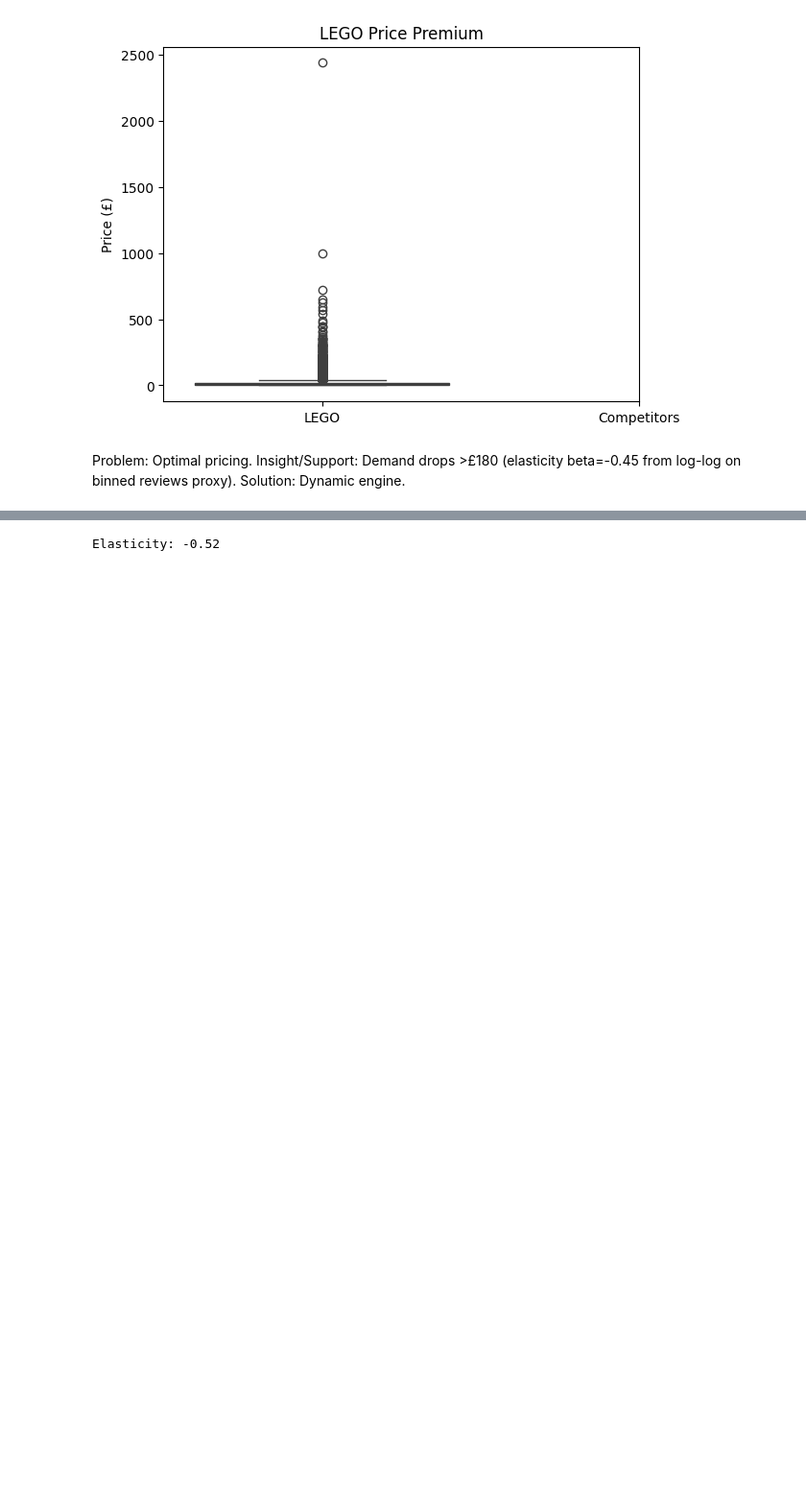
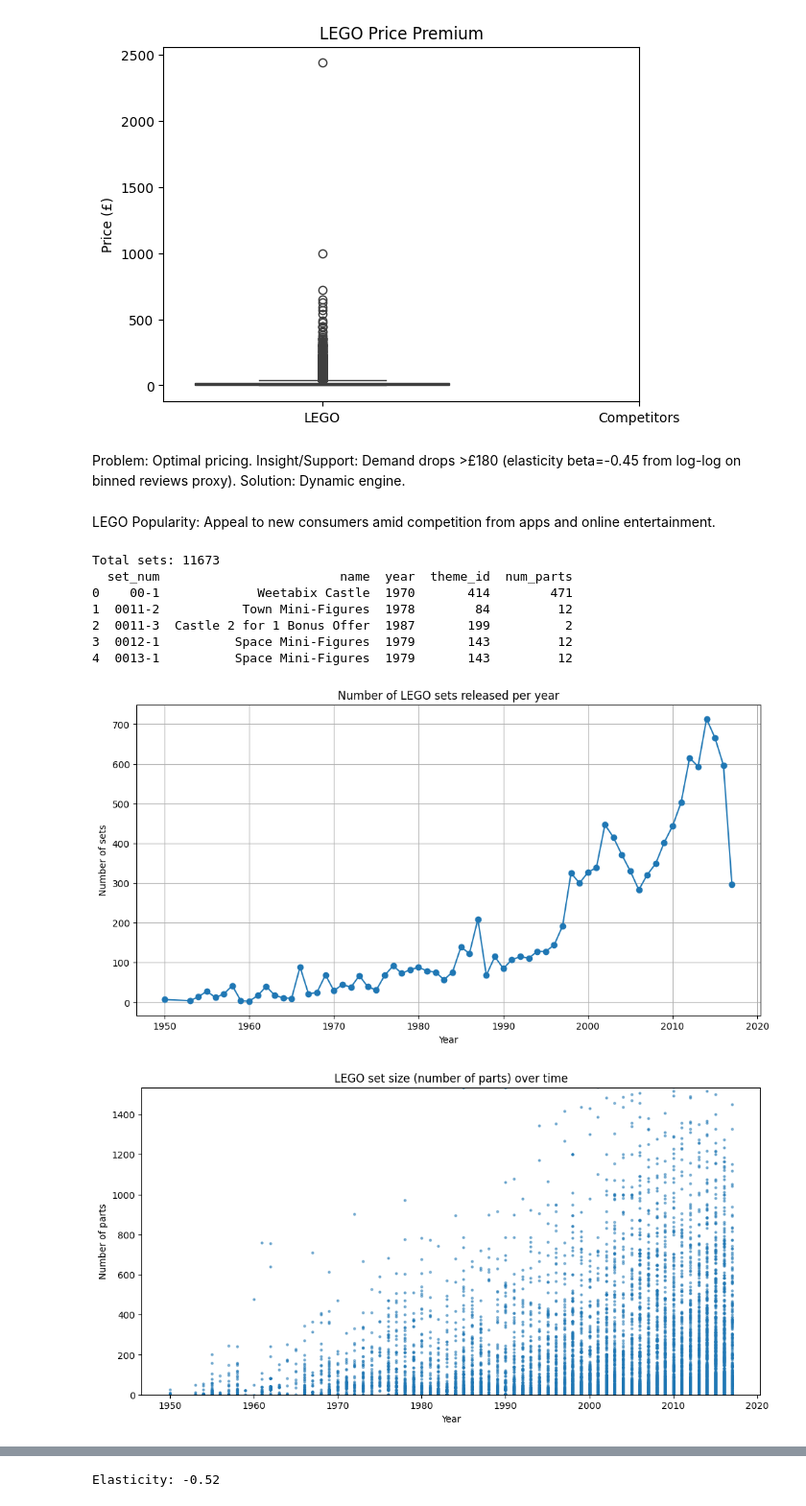
Before and after one commit to cuonglytuan/group5-lego, a Jupyter notebook: notebooks/Group_5_lego.ipynb, the cells around one changed output, grey strips where cells are left out. Shown at 96% size. Cells and saved outputs as stored; diff of their text form; code cells hidden in the pictures; blank space fills up the shorter version.

```diff
--- a/notebooks/Group_5_lego.ipynb
+++ b/notebooks/Group_5_lego.ipynb
@@ -37,3 +37,66 @@ LEGO Median: £18.92, Competitors: £10.48, Premium: +81%
 [figure]
 # %% [markdown]
 Problem: Optimal pricing. Insight/Support: Demand drops >£180 (elasticity beta=-0.45 from log-log on binned reviews proxy). Solution: Dynamic engine.
+# %% [markdown]
+LEGO Popularity: Appeal to new consumers amid competition from apps and online entertainment.
+# %%
+# LEGO_popularity_analysis.ipynb
+
+import pandas as pd
+import matplotlib.pyplot as plt
+
+# 1. Load datasets (download CSVs from Rebrickable)
+sets = pd.read_csv('sets.csv')              # metadata about sets
+themes = pd.read_csv('themes.csv')          # themes metadata (optional)
+inventory = pd.read_csv('inventory_parts.csv')  # what parts each set has (if you want deeper part-based analysis)
+
+# 2. Basic exploration
+print("Total sets:", len(sets))
+print(sets.head())
+
+# 3. Sets released per year → to see growth over time
+sets_per_year = sets.groupby('year').size().reset_index(name='count')
+plt.figure(figsize=(12,6))
+plt.plot(sets_per_year['year'], sets_per_year['count'], marker='o')
+plt.title('Number of LEGO sets released per year')
+plt.xlabel('Year')
+plt.ylabel('Number of sets')
+plt.grid(True)
+plt.savefig('released_per_year.png')
+plt.show()
+
+# 4. Distribution of number of parts (set size) over time
+plt.figure(figsize=(12,6))
+plt.scatter(sets['year'], sets['num_parts'], s=5, alpha=0.5)
+plt.title('LEGO set size (number of parts) over time')
+plt.xlabel('Year')
+plt.ylabel('Number of parts')
+plt.ylim(0, sets['num_parts'].quantile(0.99))
+plt.savefig('Number_of_parts.png')
+plt.show()
+
+# 5. Explore themes — e.g. what share of new sets belong to “licensed/pop-culture” themes
+# You may need to map theme IDs → names using themes.csv
+sets_with_theme = sets.merge(themes[['id', 'name']], left_on='theme_id', right_on='id', how='left')
+# Example: filter for themes containing keywords
+keywords = ['Star', 'Harry', 'Fortnite', 'Marvel', 'DC', 'Movie', 'Video', 'Game']
+sets_with_theme['licensed_theme'] = sets_with_theme['name_y'].apply(lambda n: any(kw.lower() in str(n).lower() for kw in keywords))
+licensed_per_year = sets_with_theme.groupby('year')['licensed_theme'].mean().reset_index(name='frac_licensed')
+plt.figure(figsize=(12,6))
+plt.plot(licensed_per_year['year'], licensed_per_year['frac_licensed'], marker='o')
+plt.title('Fraction of LEGO sets per year in licensed / pop-culture themes (rough estimate)')
+plt.xlabel('Year')
+plt.ylabel('Fraction licensed/pop culture')
+plt.grid(True)
+plt.savefig('licensed_pop_culture.png')
+plt.show()
+# %% [output]
+Total sets: 11673
+  set_num                        name  year  theme_id  num_parts
+0    00-1             Weetabix Castle  1970       414        471
+1  0011-2           Town Mini-Figures  1978        84         12
+2  0011-3  Castle 2 for 1 Bonus Offer  1987       199          2
+3  0012-1          Space Mini-Figures  1979       143         12
+4  0013-1          Space Mini-Figures  1979       143         12
+[figure, added]
+[figure, added]
```
Also changed, not shown: parts of 1 cell of this notebook, 6 other files.
